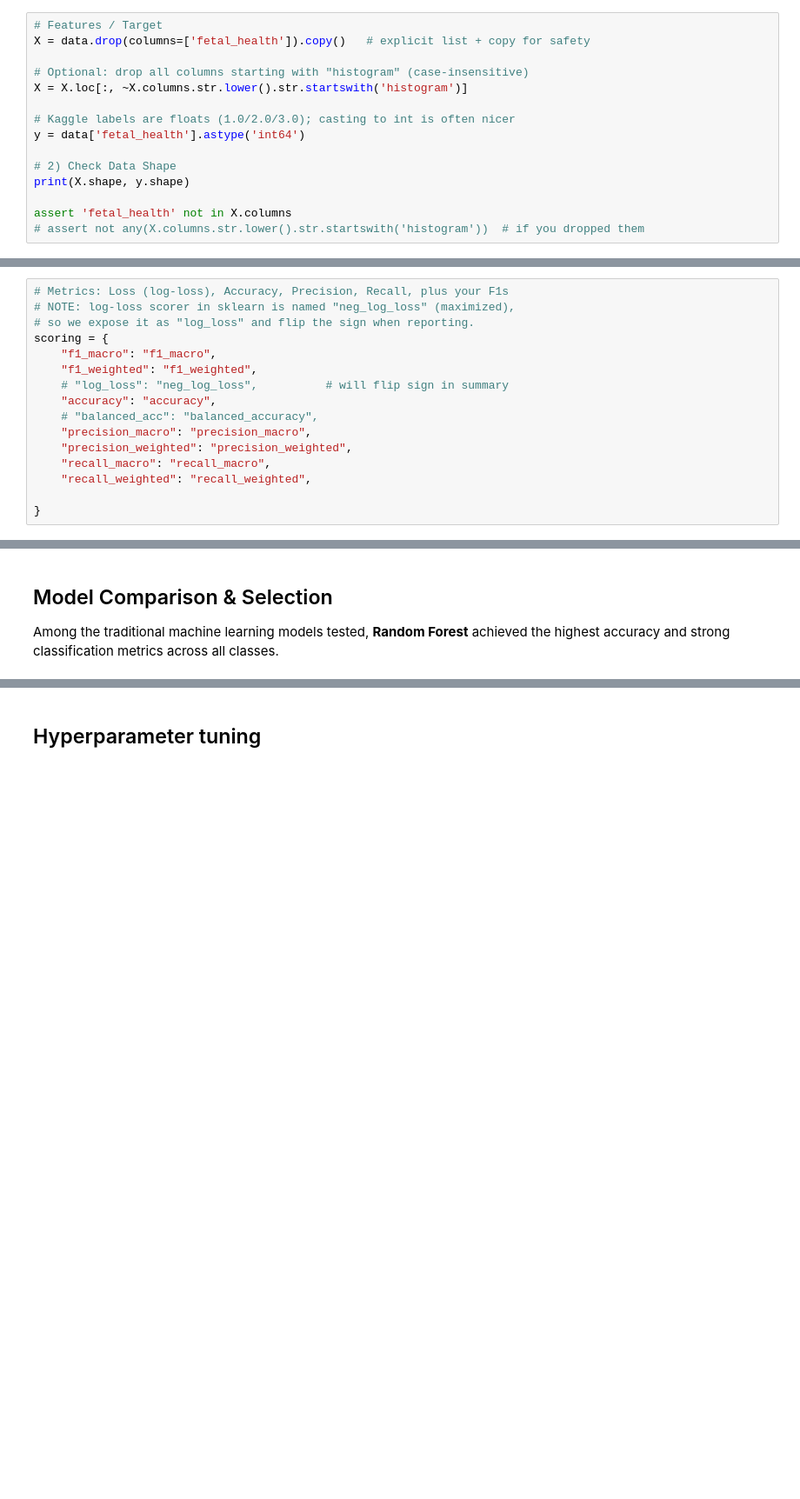
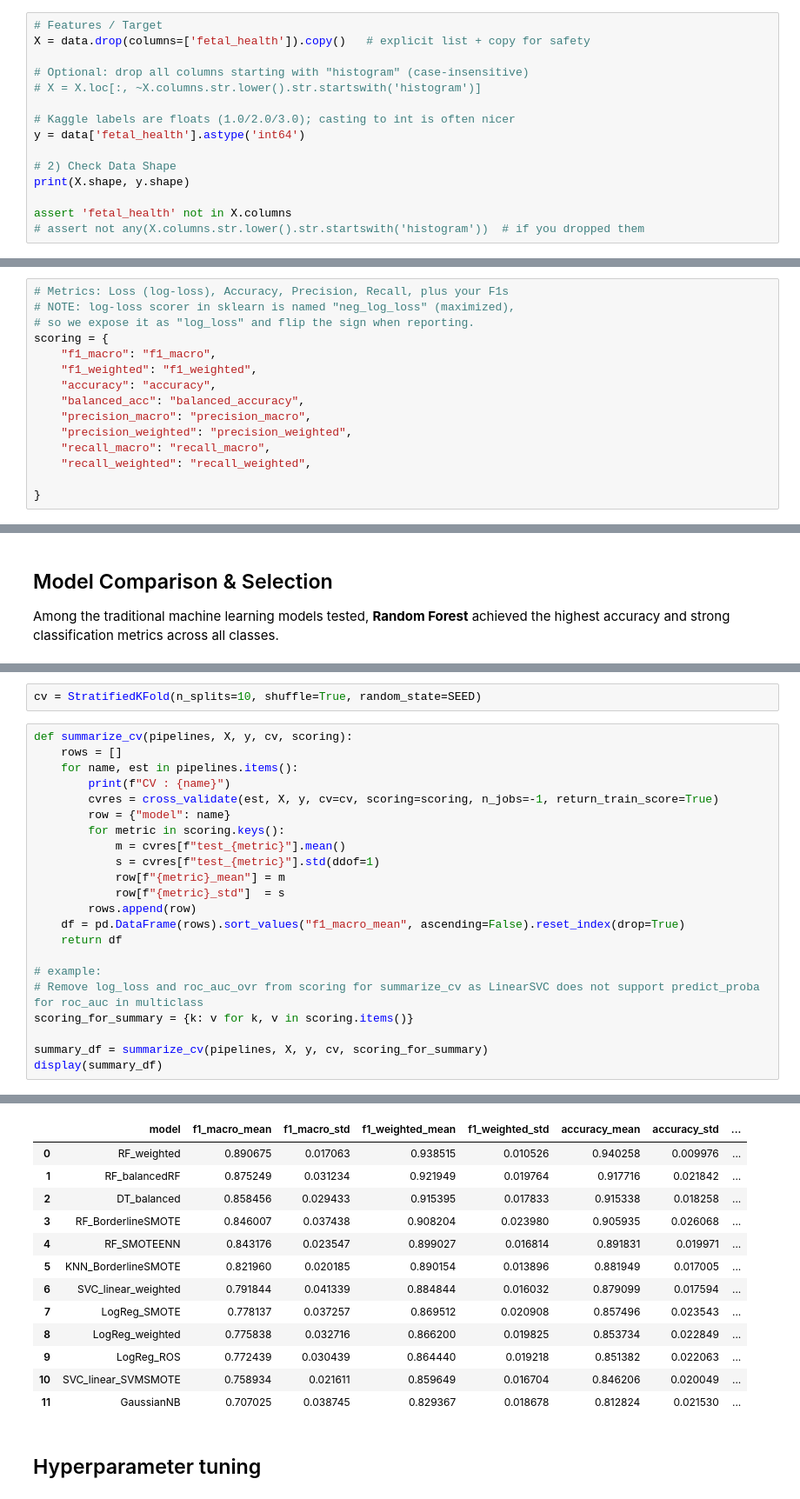
Before and after one commit to LabuBu-Toy/Machine-Learning-68, a Jupyter notebook: ML_Assignment__standard_team.ipynb, the cells around one changed output, grey strips where cells are left out. Shown at 87% size. Cells and saved outputs as stored; diff of their text form; blank space fills up the shorter version.

```diff
--- a/ML_Assignment__standard_team.ipynb
+++ b/ML_Assignment__standard_team.ipynb
@@ -346,7 +348,7 @@ Separate features and target variable.**bold text**
 X = data.drop(columns=['fetal_health']).copy()   # explicit list + copy for safety
 
 # Optional: drop all columns starting with "histogram" (case-insensitive)
-X = X.loc[:, ~X.columns.str.lower().str.startswith('histogram')]
+# X = X.loc[:, ~X.columns.str.lower().str.startswith('histogram')]
 
 # Kaggle labels are floats (1.0/2.0/3.0); casting to int is often nicer
 y = data['fetal_health'].astype('int64')
@@ -488,9 +515,8 @@ PRIMARY_SCORER = "f1_macro"  # refit target
 scoring = {
     "f1_macro": "f1_macro",
     "f1_weighted": "f1_weighted",
-    # "log_loss": "neg_log_loss",          # will flip sign in summary
     "accuracy": "accuracy",
-    # "balanced_acc": "balanced_accuracy",
+    "balanced_acc": "balanced_accuracy",
     "precision_macro": "precision_macro",
     "precision_weighted": "precision_weighted",
     "recall_macro": "recall_macro",
@@ -669,0 +721,25 @@ pipelines = {
+# %%
+cv = StratifiedKFold(n_splits=10, shuffle=True, random_state=SEED)
+# %%
+def summarize_cv(pipelines, X, y, cv, scoring):
+    rows = []
+    for name, est in pipelines.items():
+        print(f"CV : {name}")
+        cvres = cross_validate(est, X, y, cv=cv, scoring=scoring, n_jobs=-1, return_train_score=True)
+        row = {"model": name}
+        for metric in scoring.keys():
+            m = cvres[f"test_{metric}"].mean()
+            s = cvres[f"test_{metric}"].std(ddof=1)
+            row[f"{metric}_mean"] = m
+            row[f"{metric}_std"]  = s
+        rows.append(row)
+    df = pd.DataFrame(rows).sort_values("f1_macro_mean", ascending=False).reset_index(drop=True)
+    return df
+
+# example:
+# Remove log_loss and roc_auc_ovr from scoring for summarize_cv as LinearSVC does not support predict_proba for roc_auc in multiclass
+scoring_for_summary = {k: v for k, v in scoring.items()}
+
+summary_df = summarize_cv(pipelines, X, y, cv, scoring_for_summary)
+display(summary_df)
+# %% [output]
@@ -670,2 +758,15 @@ pipelines = {
+|  | model | f1_macro_mean | f1_macro_std | f1_weighted_mean | f1_weighted_std | accuracy_mean | accuracy_std | ... |
+| 0 | RF_weighted | 0.890675 | 0.017063 | 0.938515 | 0.010526 | 0.940258 | 0.009976 | ... |
+| 1 | RF_balancedRF | 0.875249 | 0.031234 | 0.921949 | 0.019764 | 0.917716 | 0.021842 | ... |
+| 2 | DT_balanced | 0.858456 | 0.029433 | 0.915395 | 0.017833 | 0.915338 | 0.018258 | ... |
+| 3 | RF_BorderlineSMOTE | 0.846007 | 0.037438 | 0.908204 | 0.023980 | 0.905935 | 0.026068 | ... |
+| 4 | RF_SMOTEENN | 0.843176 | 0.023547 | 0.899027 | 0.016814 | 0.891831 | 0.019971 | ... |
+| 5 | KNN_BorderlineSMOTE | 0.821960 | 0.020185 | 0.890154 | 0.013896 | 0.881949 | 0.017005 | ... |
+| 6 | SVC_linear_weighted | 0.791844 | 0.041339 | 0.884844 | 0.016032 | 0.879099 | 0.017594 | ... |
+| 7 | LogReg_SMOTE | 0.778137 | 0.037257 | 0.869512 | 0.020908 | 0.857496 | 0.023543 | ... |
+| 8 | LogReg_weighted | 0.775838 | 0.032716 | 0.866200 | 0.019825 | 0.853734 | 0.022849 | ... |
+| 9 | LogReg_ROS | 0.772439 | 0.030439 | 0.864440 | 0.019218 | 0.851382 | 0.022063 | ... |
+| 10 | SVC_linear_SVMSMOTE | 0.758934 | 0.021611 | 0.859649 | 0.016704 | 0.846206 | 0.020049 | ... |
+| 11 | GaussianNB | 0.707025 | 0.038745 | 0.829367 | 0.018678 | 0.812824 | 0.021530 | ... |
 # %% [markdown]
 ## Hyperparameter tuning
```
Also changed, not shown: parts of 21 cells of this notebook.
